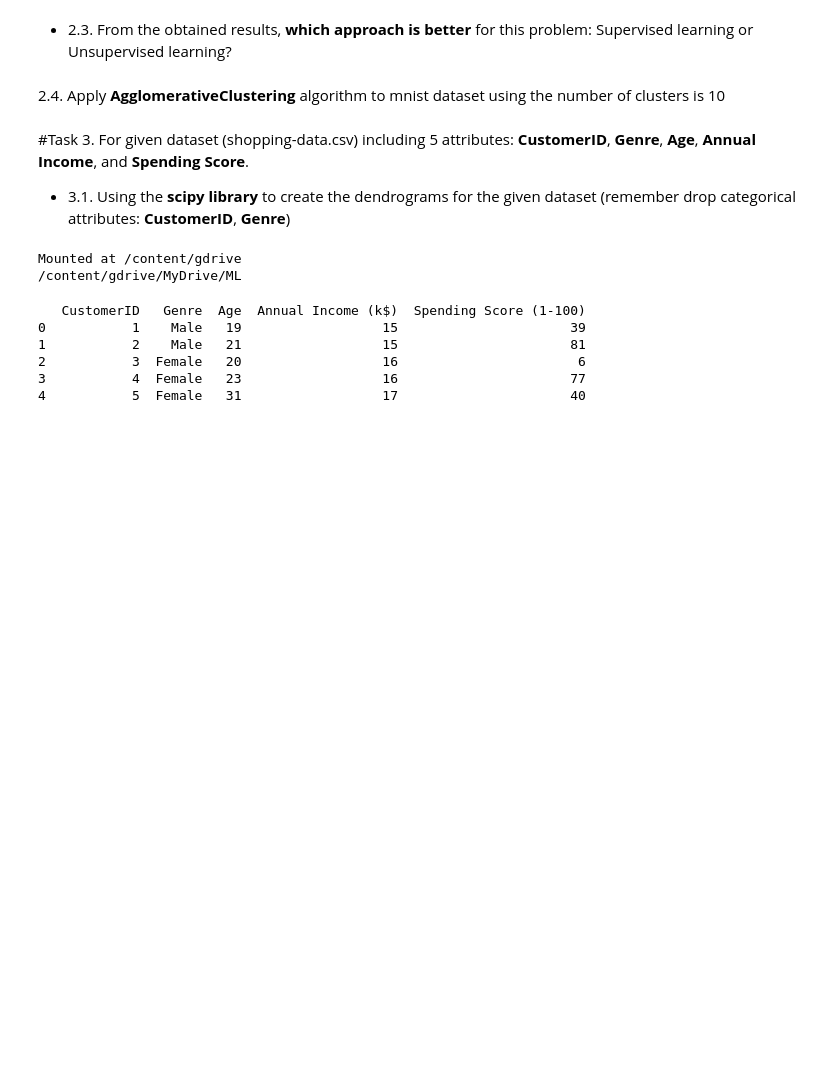
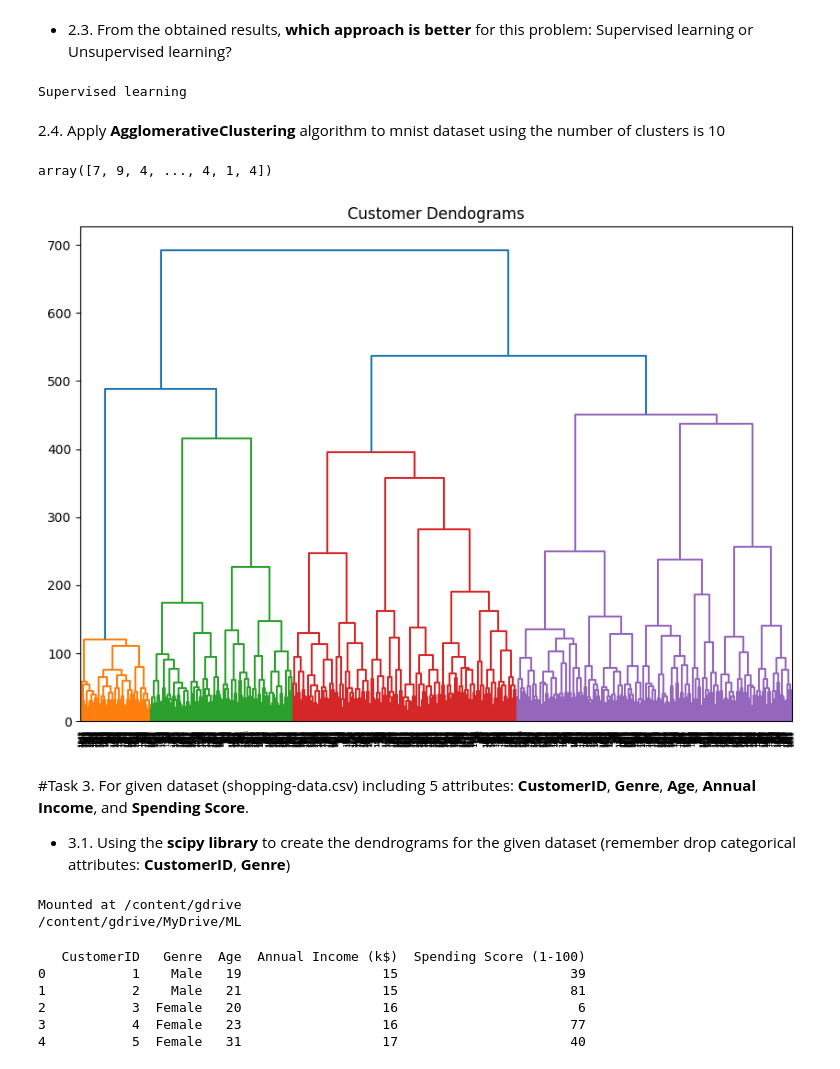
Before and after one commit to NguyenDacCuong2604/ML, a Jupyter notebook: Lab_7_20130215_NguyenDacCuong.ipynb, the cells around one changed output. Saved outputs shown, nothing was run; the diff lists cells and outputs as text; code cells hidden in the pictures; blank space fills up the shorter version.

```diff
--- a/Lab_7_20130215_NguyenDacCuong.ipynb
+++ b/Lab_7_20130215_NguyenDacCuong.ipynb
@@ -121,8 +203,30 @@ accuracy_score(mnist.target, labels)
 *   2.3. From the obtained results, **which approach is better** for this problem: Supervised learning or Unsupervised learning?
 # %%
 #code
+print("Supervised learning")
+# %% [output]
+Supervised learning
 # %% [markdown]
 2.4. Apply **AgglomerativeClustering** algorithm to mnist dataset using the number of clusters is 10
+# %%
+mnist = datasets.load_digits()
+from sklearn.cluster import AgglomerativeClustering
+cluster = AgglomerativeClustering(n_clusters=10, memory=None,connectivity=None, compute_full_tree='auto', linkage='ward', distance_threshold=None,compute_distances=False)
+cluster.fit_predict(mnist.data)
+# get clustering labels
+cluster.labels_
+# %% [output]
+array([7, 9, 4, ..., 4, 1, 4])
+# %%
+from matplotlib import pyplot as plt
+from sklearn.datasets import load_iris
+from scipy.cluster.hierarchy import dendrogram, linkage
+import scipy.cluster.hierarchy as shc
+plt.figure(figsize=(10, 7))
+plt.title("Customer Dendograms")
+dend = shc.dendrogram(shc.linkage(mnist.data, method='ward'))
+# %% [output]
+[figure, added]
 # %% [markdown]
 #Task 3.
 For given dataset (shopping-data.csv) including 5 attributes: **CustomerID**, **Genre**, **Age**, **Annual Income**, and **Spending Score**.
```
Also changed, not shown: parts of 8 cells of this notebook.
